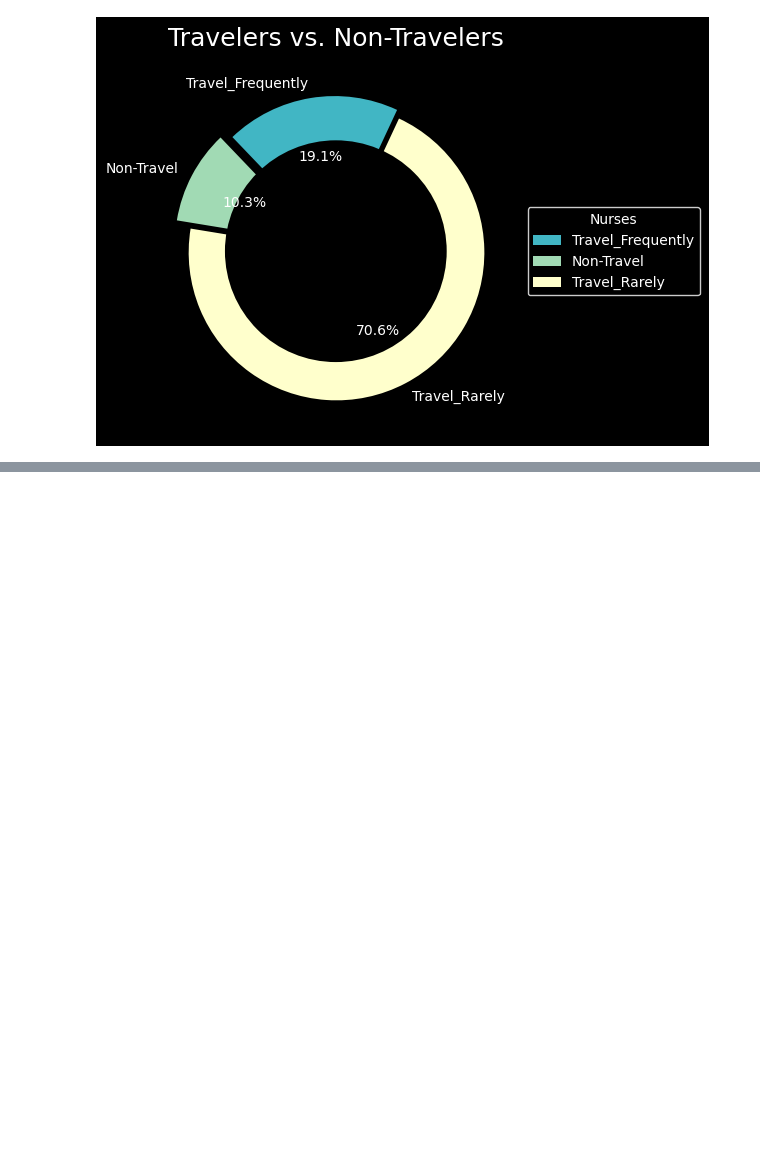
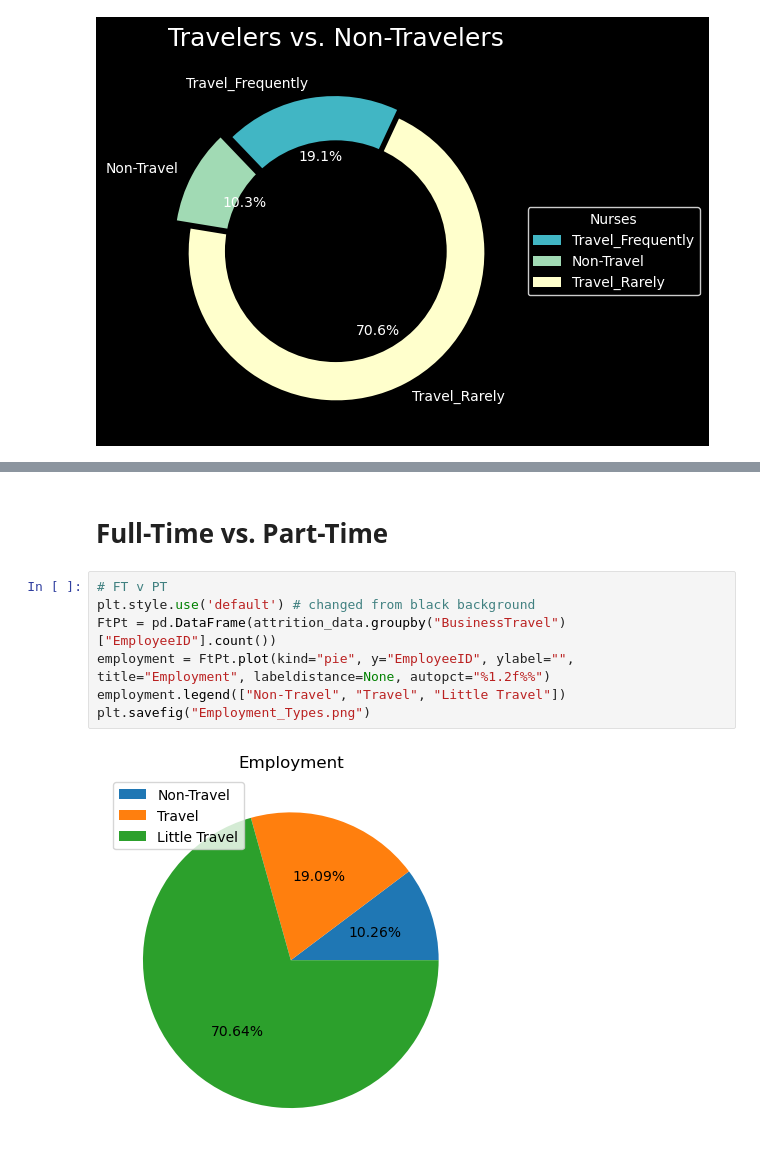
Before and after one commit to raamnath025/Project-1, a Jupyter notebook: RN Attrition.ipynb, the cells around one changed output, grey strips where cells are left out. Cells and saved outputs as stored; diff of their text form; blank space fills up the shorter version.

```diff
--- a/RN Attrition.ipynb
+++ b/RN Attrition.ipynb
@@ -1096,0 +1121,11 @@ plt.show()
+# %% [markdown]
+# Full-Time vs. Part-Time
+# %%
+# FT v PT
+plt.style.use('default') # changed from black background
+FtPt = pd.DataFrame(attrition_data.groupby("BusinessTravel")["EmployeeID"].count())
+employment = FtPt.plot(kind="pie", y="EmployeeID", ylabel="", title="Employment", labeldistance=None, autopct="%1.2f%%")
+employment.legend(["Non-Travel", "Travel", "Little Travel"])
+plt.savefig("Employment_Types.png")
+# %% [output]
+[figure, added]
```
Also changed, not shown: parts of 24 cells of this notebook, 5 other files.
